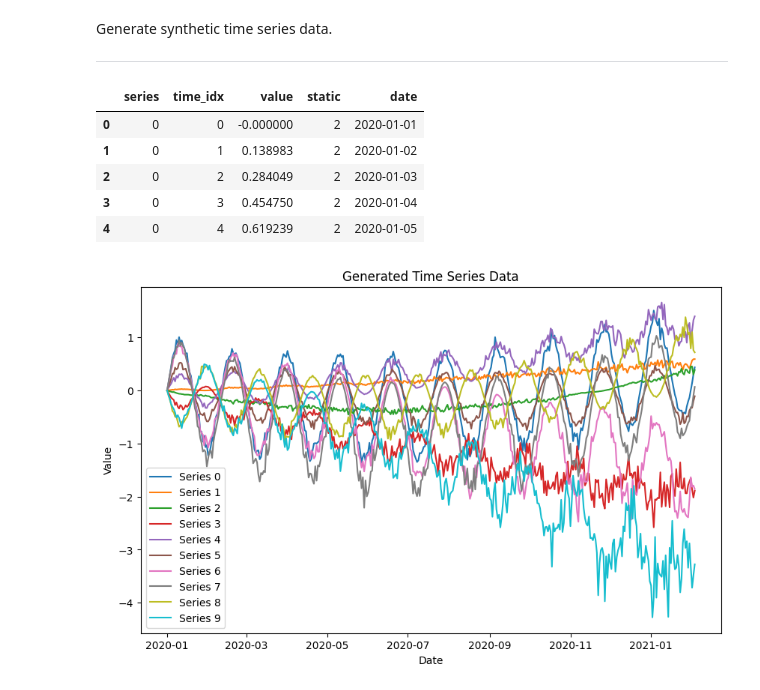
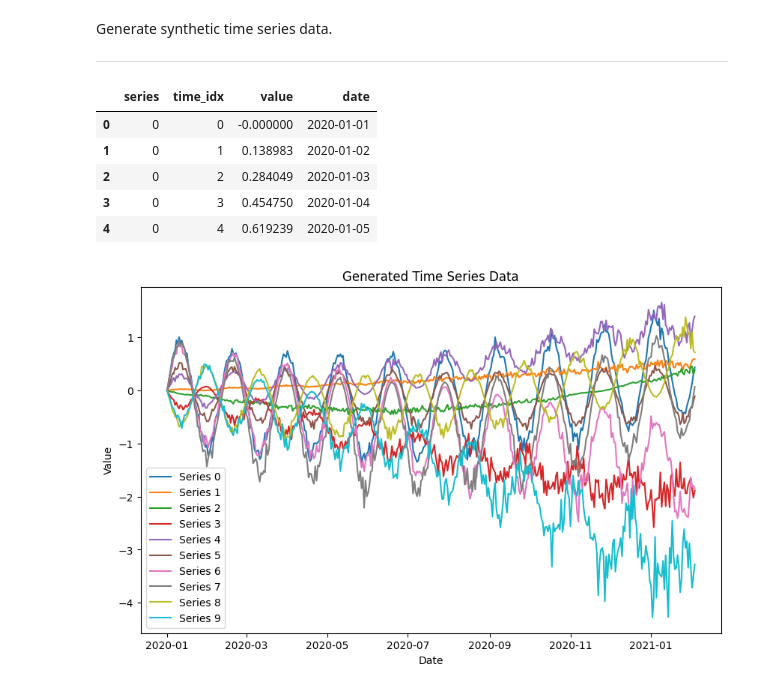
Before and after one commit to rmesek/lsc-time-series-prediction, a Jupyter notebook: notebooks/forecasting.ipynb, the cells around one changed output. Saved outputs shown, nothing was run; the diff lists cells and outputs as text; code cells hidden in the pictures.

```diff
--- a/notebooks/forecasting.ipynb
+++ b/notebooks/forecasting.ipynb
@@ -21,19 +20,17 @@ Generate synthetic time series data.
 ---
 # %%
 data = generate_ar_data(seasonality=10.0, timesteps=400, n_series=2000, seed=42)
-data["static"] = 2
 data["date"] = pd.Timestamp("2020-01-01") + pd.to_timedelta(data.time_idx, "D")
 data["series"] = data["series"].astype(str)
-data["static"] = data["static"].astype(str)
 
 display(data.head())
 # %% [output]
-|  | series | time_idx | value | static | date |
-| 0 | 0 | 0 | -0.000000 | 2 | 2020-01-01 |
-| 1 | 0 | 1 | 0.138983 | 2 | 2020-01-02 |
-| 2 | 0 | 2 | 0.284049 | 2 | 2020-01-03 |
-| 3 | 0 | 3 | 0.454750 | 2 | 2020-01-04 |
-| 4 | 0 | 4 | 0.619239 | 2 | 2020-01-05 |
+|  | series | time_idx | value | date |
+| 0 | 0 | 0 | -0.000000 | 2020-01-01 |
+| 1 | 0 | 1 | 0.138983 | 2020-01-02 |
+| 2 | 0 | 2 | 0.284049 | 2020-01-03 |
+| 3 | 0 | 3 | 0.454750 | 2020-01-04 |
+| 4 | 0 | 4 | 0.619239 | 2020-01-05 |
 # %%
 plt.figure(figsize=(10, 6))
 
```
Also changed, not shown: parts of 6 cells of this notebook, 1 other file.
